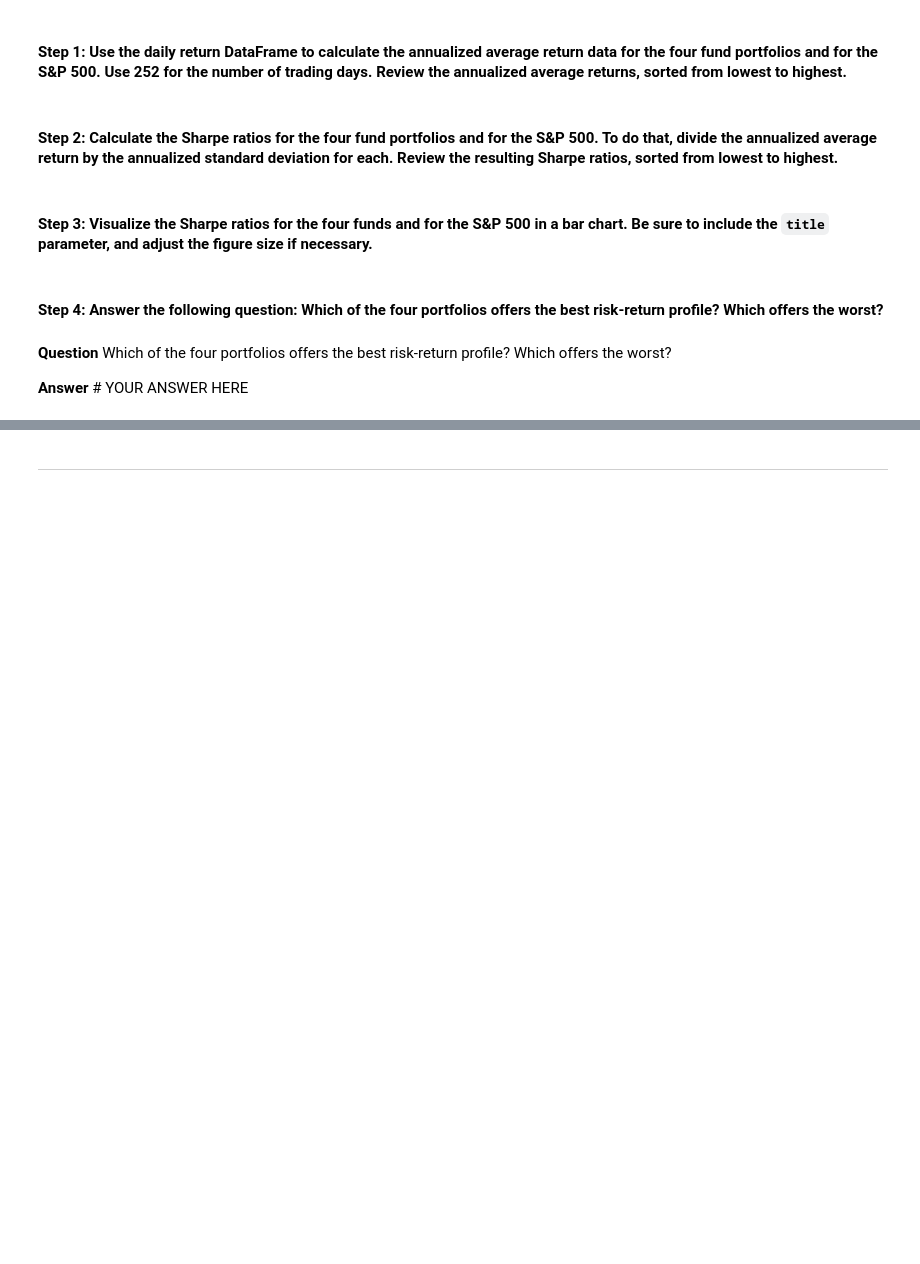
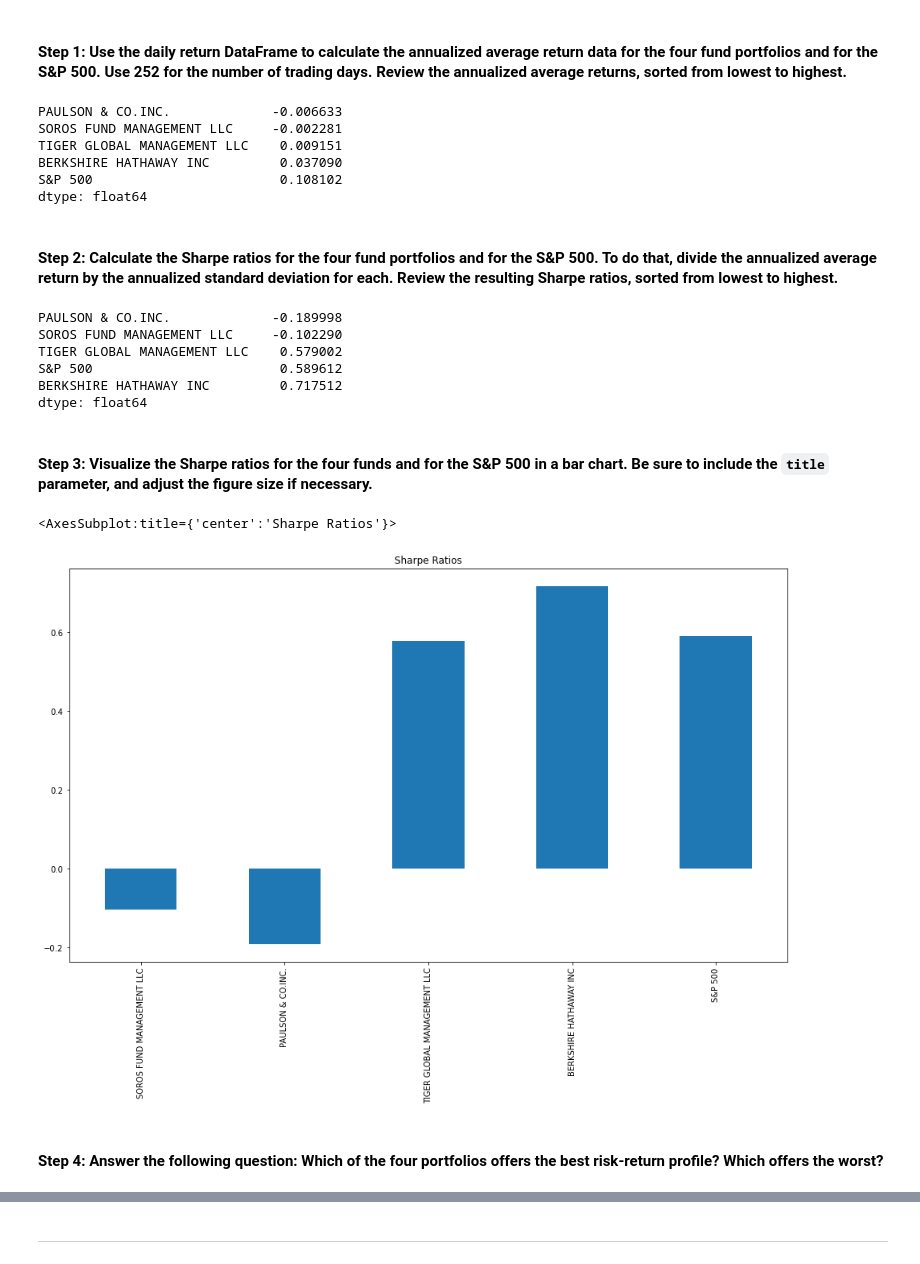
Before and after one commit to jasonbucks/Module_4, a Jupyter notebook: risk_return_analysis.ipynb, the cells around one changed output, grey strips where cells are left out. Cells and saved outputs as stored; diff of their text form; code cells hidden in the pictures; blank space fills up the shorter version.

```diff
--- a/risk_return_analysis.ipynb
+++ b/risk_return_analysis.ipynb
@@ -261,7 +262,7 @@ dtype: float64
 # Calculate and sort the annualized standard deviation (252 trading days) of the 4 portfolios and the S&P 500
 # Review the annual standard deviations smallest to largest
 annual_trading_days = 252
-annual_standard_deviation = daily_returns_df.std() * (annual_trading_days ** (1/2))
+annual_standard_deviation = daily_returns_df.std() * np.sqrt(annual_trading_days)
 annual_standard_deviation.sort_values()
 # %% [output]
 TIGER GLOBAL MANAGEMENT LLC    0.015804
@@ -332,22 +333,40 @@ To determine the overall risk of an asset or portfolio, quantitative analysts an
 # Calculate the annual average return data for the for fund portfolios and the S&P 500
 # Use 252 as the number of trading days in the year
 # Review the annual average returns sorted from lowest to highest
-# YOUR CODE HERE
+average_annual_returns = daily_returns_df.mean() * annual_trading_days
+average_annual_returns.sort_values()
+# %% [output]
+PAULSON & CO.INC.             -0.006633
+SOROS FUND MANAGEMENT LLC     -0.002281
+TIGER GLOBAL MANAGEMENT LLC    0.009151
+BERKSHIRE HATHAWAY INC         0.037090
+S&P 500                        0.108102
+dtype: float64
 # %% [markdown]
 #### Step 2: Calculate the Sharpe ratios for the four fund portfolios and for the S&P 500. To do that, divide the annualized average return by the annualized standard deviation for each. Review the resulting Sharpe ratios, sorted from lowest to highest.
 # %%
 # Calculate the annualized Sharpe Ratios for each of the 4 portfolios and the S&P 500.
 # Review the Sharpe ratios sorted lowest to highest
-# YOUR CODE HERE
+
+# Adding line for the risk free rate of return, so this code can be easily updated when it is no longer 0.0%
+risk_free_rate = 0.00
+sharpe_ratios = (average_annual_returns - risk_free_rate) / annual_standard_deviation
+sharpe_ratios.sort_values()
+# %% [output]
+PAULSON & CO.INC.             -0.189998
+SOROS FUND MANAGEMENT LLC     -0.102290
+TIGER GLOBAL MANAGEMENT LLC    0.579002
+S&P 500                        0.589612
+BERKSHIRE HATHAWAY INC         0.717512
+dtype: float64
 # %% [markdown]
 #### Step 3: Visualize the Sharpe ratios for the four funds and for the S&P 500 in a bar chart. Be sure to include the `title` parameter, and adjust the figure size if necessary.
 # %%
 # Visualize the Sharpe ratios as a bar chart
 # Include a title parameter and adjust the figure size
-# YOUR CODE HERE
+sharpe_ratios.plot.bar(figsize=(16, 9), title="Sharpe Ratios")
+# %% [output]
+<AxesSubplot:title={'center':'Sharpe Ratios'}>
+[figure, added]
 # %% [markdown]
 #### Step 4: Answer the following question: Which of the four portfolios offers the best risk-return profile? Which offers the worst?
-# %% [markdown]
-**Question** Which of the four portfolios offers the best risk-return profile? Which offers the worst?
-
-**Answer** # YOUR ANSWER HERE
```
Also changed, not shown: parts of 20 cells of this notebook, 6 other files.
